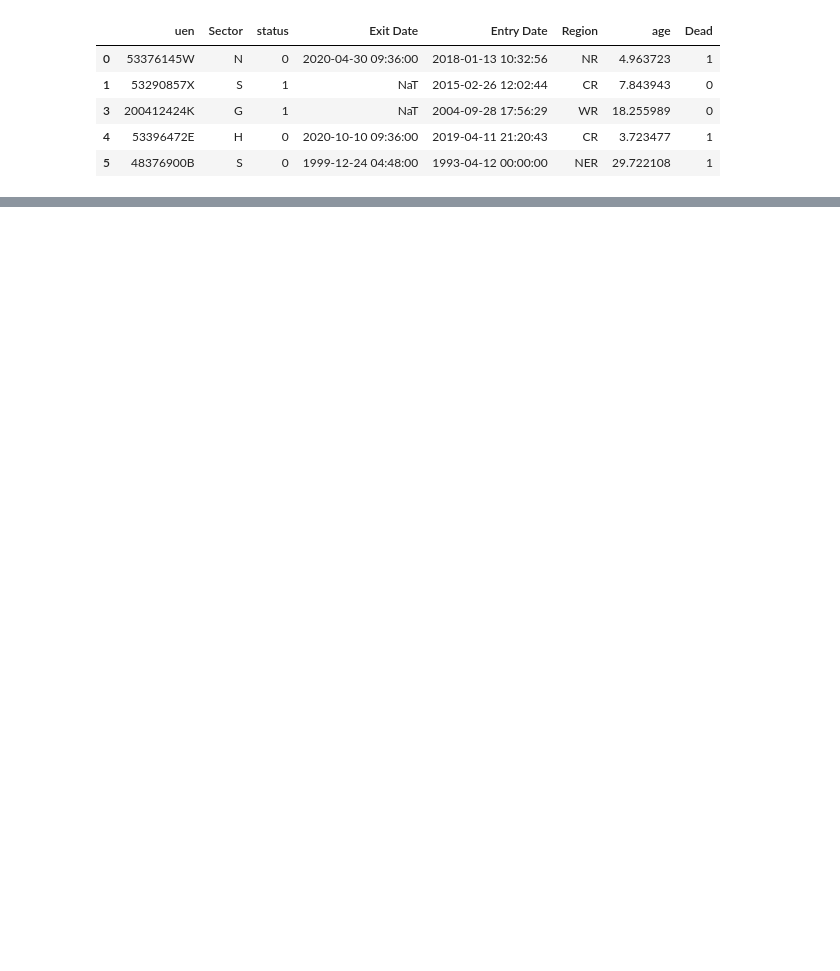
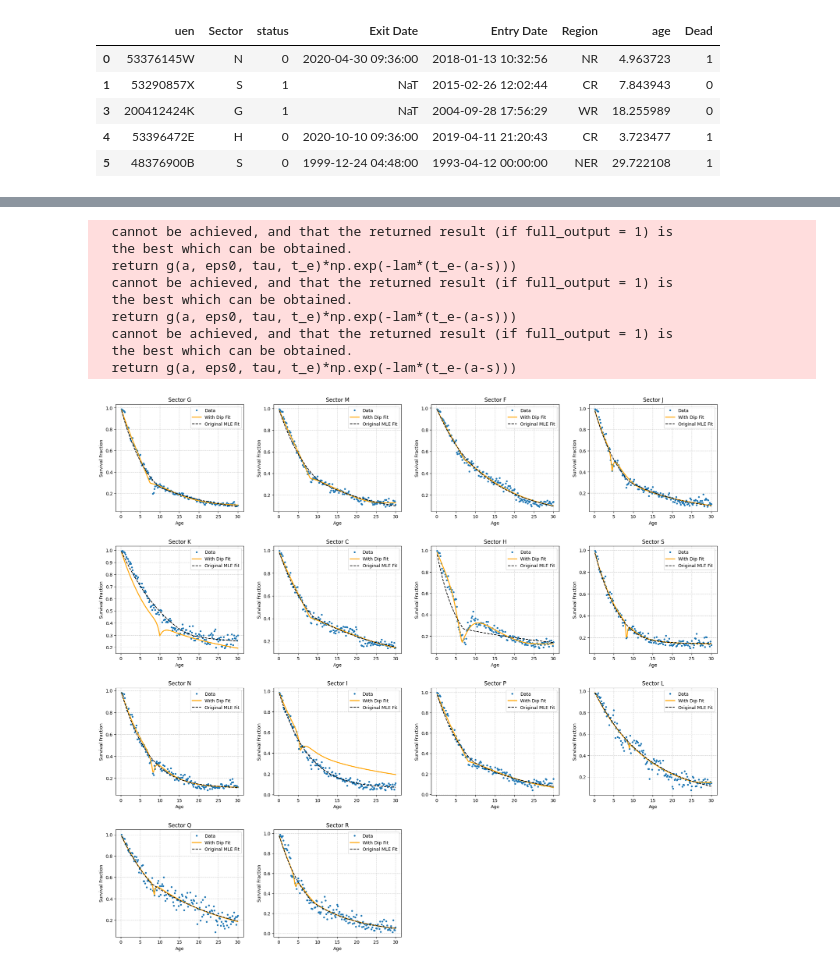
Before and after one commit to maxcyn/a-star, a Jupyter notebook: one_tail.ipynb, the cells around one changed output, grey strips where cells are left out. Saved outputs shown, nothing was run; the diff lists cells and outputs as text; code cells hidden in the pictures; blank space fills up the shorter version.

```diff
--- a/one_tail.ipynb
+++ b/one_tail.ipynb
@@ -490,0 +487,79 @@ print(table)
+# %%
+def plot_sectors(df_analysis, sector_params_MLE, all_sectors):
+    """
+    Calculates and plots the survival curve fits for all specified sectors
+    on a single figure with multiple subplots.
+
+    Args:
+        df_analysis: The DataFrame containing the survival data.
+        sector_params_MLE: A dictionary containing the original MLE parameters for each sector.
+        all_sectors: A list of all sector identifiers to be plotted.
+    """
+    # Create a grid of subplots. A 4x4 grid is suitable for 14 sectors.
+    fig, axes = plt.subplots(4, 4, figsize=(20, 18))
+    # Flatten the 2D array of axes to make it easier to iterate over
+    axes = axes.flatten()
+
+    for i, sector in enumerate(all_sectors):
+        ax = axes[i] # Get the current subplot axis
+
+        try:
+            # --- Data Extraction and Model Fitting (from your original function) ---
+            survival_fractions, ages = obtain_survival_fractions(df_analysis, 'Sector', sector)
+            totals, survivors = obtain_total_alive_count(df_analysis, 'Sector', sector)
+
+            # Define initial guess for the optimization
+            initial_guess = [0.1, 0.03, 10, 5, find_dip(df_analysis, sector), 3, 1, 1]
+
+            # Perform the MLE fit for the model with a dip
+            result = mlefit_hill_with_dip(ages, survivors, totals, initial_guess)
+            mu_ub, mu_lb, K, m, t_e, eps0, tau, lam = result.x
+
+            # --- Plotting on the Subplot ---
+            # Plot the raw survival data points
+            ax.plot(ages, survival_fractions, 'o', markersize=3, label='Data')
+
+            # Plot the fitted model with the dip
+            ax.plot(ages, model_hill_with_dip(ages, mu_ub, mu_lb, K, m, t_e, eps0, tau, lam),
+                    label='With Dip Fit', color='orange', linewidth=2)
+
+            # Plot the original MLE fit without the dip
+            ax.plot(ages, model_survival_curve_hill(ages, *sector_params_MLE[sector]),
+                    '--', label='Original MLE Fit', color='black')
+
+            ax.set_title(f'Sector {sector}')
+            ax.set_xlabel('Age')
+            ax.set_ylabel('Survival Fraction')
+            ax.legend()
+            ax.grid(True, linestyle='--', alpha=0.6)
+
+        except Exception as e:
+            # If fitting or plotting fails for a sector, print an error and leave the subplot blank
+            print(f"Could not process Sector {sector}: {e}")
+            ax.set_title(f'Sector {sector} - Error')
+            ax.text(0.5, 0.5, 'Fit Failed', horizontalalignment='center', verticalalignment='center')
+
+
+    # --- Figure Cleanup ---
+    # Hide any unused subplots if the number of sectors is not a perfect square
+    for j in range(len(all_sectors), len(axes)):
+        axes[j].set_visible(False)
+
+    # Adjust layout to prevent titles and labels from overlapping
+    plt.tight_layout(pad=3.0)
+
+    # Show the final combined plot
+    plt.show()
+
+plot_sectors(df_analysis, sector_params_MLE, sector_list)
+# %% [output]
+  cannot be achieved, and that the returned result (if full_output = 1) is
+  the best which can be obtained.
+  return g(a, eps0, tau, t_e)*np.exp(-lam*(t_e-(a-s)))
+  cannot be achieved, and that the returned result (if full_output = 1) is
+  the best which can be obtained.
+  return g(a, eps0, tau, t_e)*np.exp(-lam*(t_e-(a-s)))
+  cannot be achieved, and that the returned result (if full_output = 1) is
+  the best which can be obtained.
+  return g(a, eps0, tau, t_e)*np.exp(-lam*(t_e-(a-s)))
+[figure, added]
```
Also changed, not shown: parts of 11 cells of this notebook, 9 other files.
